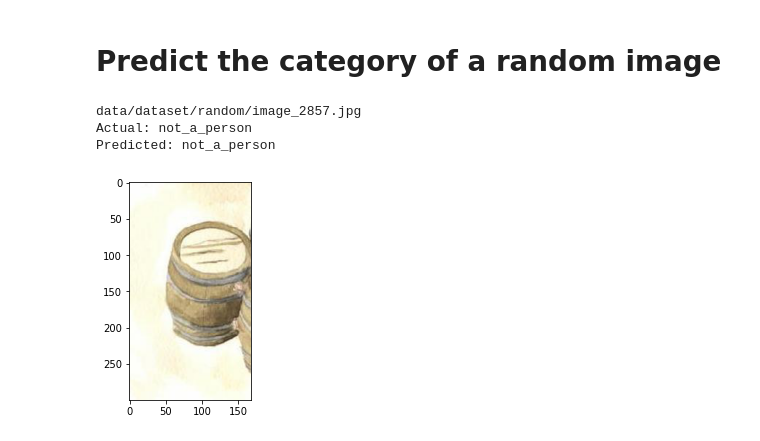
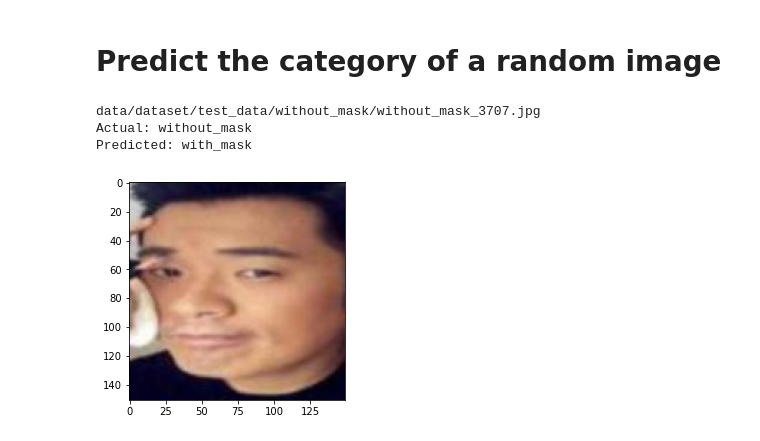
Before and after one commit to krsnvijay/face-mask-detector-cnn, a Jupyter notebook: face_mask_detector_cnn.ipynb, the cells around one changed output. Cells and saved outputs as stored; diff of their text form; code cells hidden in the pictures.

```diff
--- a/face_mask_detector_cnn.ipynb
+++ b/face_mask_detector_cnn.ipynb
@@ -318,11 +306,11 @@ Evaluate the model
 """
 
 from numpy import vstack
-from sklearn.metrics import accuracy_score, f1_score, precision_score, recall_score, classification_report, confusion_matrix
+from sklearn.metrics import accuracy_score, precision_recall_fscore_support, confusion_matrix
 
-def evaluate_model():
+def evaluate_model(validate_fold):
     predictions, actuals = torch.tensor([]), torch.tensor([])
-    for i, data in enumerate(val_dataloader(validate_df)):
+    for i, data in enumerate(val_dataloader(validate_fold)):
         inputs, targets = data['image'], data['mask']
         targets = targets.flatten()
         output = face_mask_detector_cnn(inputs)
@@ -330,9 +318,5 @@ def evaluate_model():
         predictions = torch.cat((predictions, output.flatten()), dim=0)
         actuals = torch.cat((actuals, targets), dim=0)
 
-    # print metrics
-    classes = ['without_mask', 'with_mask', 'not_a_person']
-    print(classification_report(actuals, predictions, digits = 4, target_names=classes))
-    confusion_mat = confusion_matrix(actuals.numpy(), predictions.numpy())
-    plot_cm(confusion_mat, classes)
-evaluate_model()
+    # return metrics
+    return (confusion_matrix(actuals.numpy(), predictions.numpy()),accuracy_score(actuals, predictions),*precision_recall_fscore_support(actuals.numpy(), predictions.numpy(),average='macro'))
@@ -357,33 +371,62 @@ Confusion matrix, without normalization
 # %%
 """
 Predict
 """
 
+from tqdm import tqdm
 import matplotlib.pyplot as plt
 import random
 
 class_mapping = {
     0: "without_mask",
     1: "with_mask",
     2: "not_a_person"
 }
 
+def prepare_predict_df():
+    testDatasetPath = Path('data/dataset/test_data')
+    testMaskPath = testDatasetPath/'with_mask'
+    testNonMaskPath = testDatasetPath/'without_mask'
+    testRandomPath = testDatasetPath/'random'
+    testDF = pd.DataFrame()
+
+    for imgPath in tqdm(list(testMaskPath.iterdir()), desc='with_mask'):
+        testDF = testDF.append({
+            'image': str(imgPath),
+            'mask': 1
+        }, ignore_index=True)
+
+    for imgPath in tqdm(list(testNonMaskPath.iterdir()), desc='without_mask'):
+        testDF = testDF.append({
+            'image': str(imgPath),
+            'mask': 0
+        }, ignore_index=True)
+
+    for imgPath in tqdm(list(testRandomPath.iterdir()), desc='random_images'):
+        testDF = testDF.append({
+            'image': str(imgPath),
+            'mask': 2
+        }, ignore_index=True)
+
+    return MaskDetectionDataset(testDF)
+
 def predict():
-  rand_sampler = torch.utils.data.RandomSampler(validate_df, num_samples=32, replacement=True)
-  data = iter(DataLoader(validate_df, batch_size=32, num_workers=1, sampler=rand_sampler)).next()
+  test_df = prepare_predict_df()
+  rand_sampler = torch.utils.data.RandomSampler(test_df, num_samples=32, replacement=True)
+  data = iter(DataLoader(test_df, batch_size=32, num_workers=0, sampler=rand_sampler)).next()
   inputs,targets = data['image'], data['mask']
   output = face_mask_detector_cnn(inputs)
   output = torch.argmax(output,axis=1)
   rand_ind = random.choice(list(range(0,32)))
   print(data['path'][rand_ind])
   img = Image.open(data['path'][rand_ind])
   plt.imshow(np.asarray(img))
   print("Actual:", class_mapping[targets[rand_ind].tolist()[0]])
   print("Predicted:",class_mapping[output[rand_ind].tolist()])
 
 predict()
 # %% [output]
-data/dataset/random/image_2857.jpg
-Actual: not_a_person
-Predicted: not_a_person
+data/dataset/test_data/without_mask/without_mask_3707.jpg
+Actual: without_mask
+Predicted: with_mask
-[figure, old version]
+[figure, new version]
```
Also changed, not shown: parts of 6 cells of this notebook.
